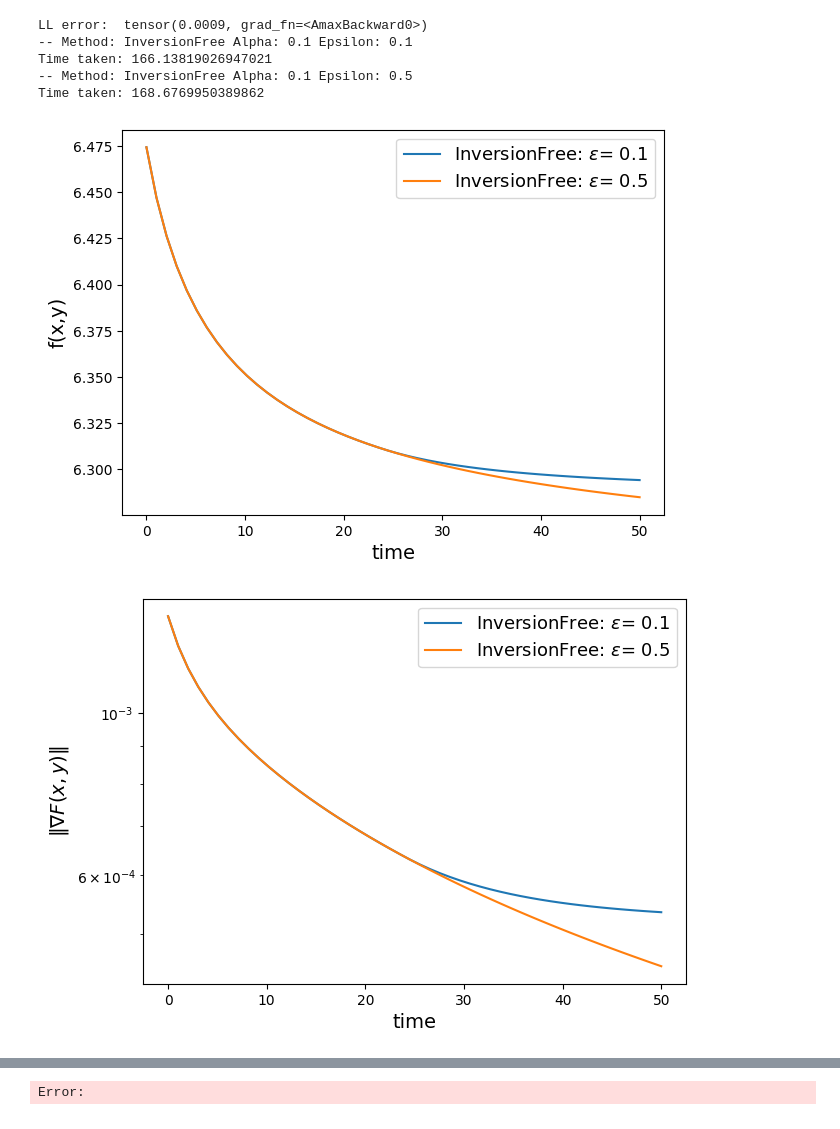
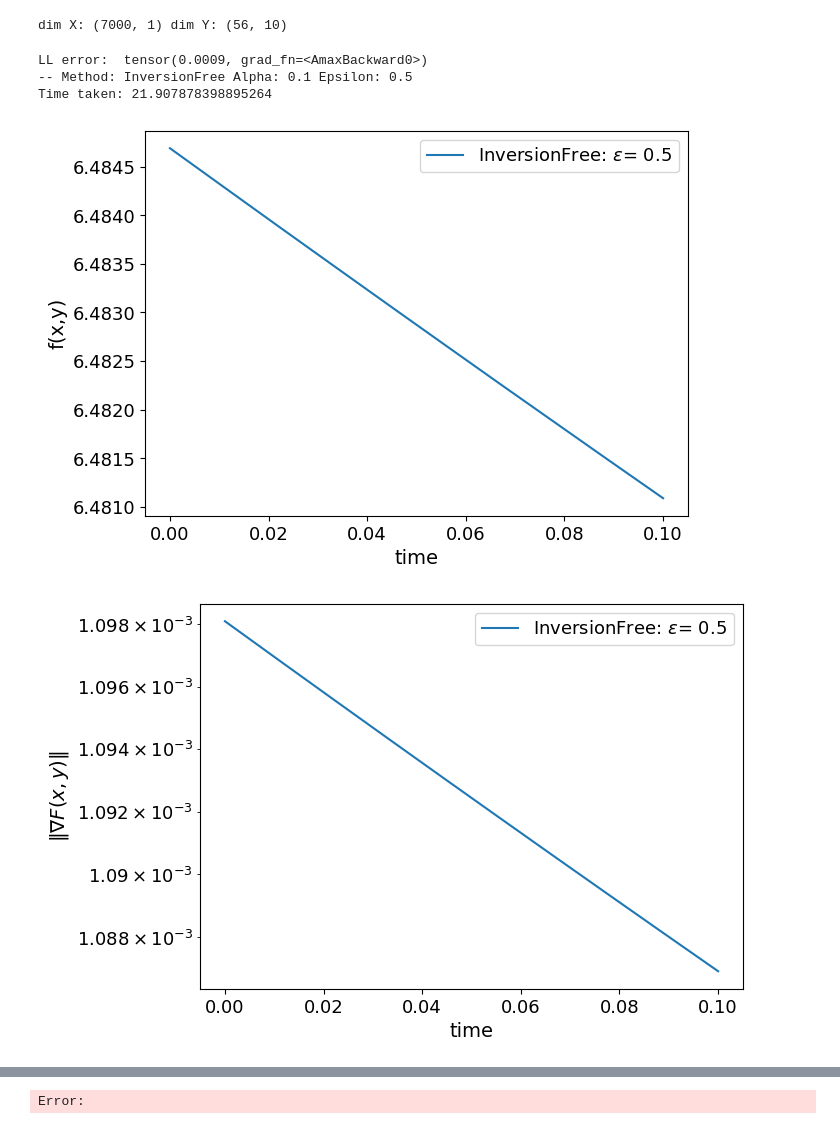
Before and after one commit to o4lc/SGF-BLO, a Jupyter notebook: continous.ipynb, the cells around one changed output, grey strips where cells are left out. Drawn from its saved outputs; the diff is of its cells as text; code cells hidden in the pictures.

```diff
--- a/continous.ipynb
+++ b/continous.ipynb
@@ -49,7 +49,11 @@ else:
     def g(x, y):
         x = x.reshape(dimX); y = y.reshape(dimY)
         return 1 / n_train * torch.sum(torch.log(1 + torch.exp(-B_tr * (A_tr @ y))) * (1 / (1 + torch.exp(-x)))) \
-              + lam * torch.linalg.norm(y)**2
+              + lam * torch.linalg.norm(y, 'fro')**2
+
+print('dim X:', dimX, 'dim Y:' ,dimY)
+# %% [output]
+dim X: (7000, 1) dim Y: (56, 10)
 # %%
 def calc_derivatives(x, y):
     f_val = f(x,y)
@@ -164,7 +153,7 @@ def system(t, variables):
 
     return torch.cat((dxdt, dydt), 0)
 # %%
-def plot_metrics(solution, t, axs, figs):
+def plot_metrics(solution, t, axs, figs, info):
     ax1, ax2 = axs
     fig1, fig2 = figs
 
@@ -207,13 +196,14 @@ def plot_metrics(solution, t, axs, figs):
             test_loss.append(calculate_loss(A_test, B_test, W, n_test))
 
         # Plotting accuracy
-        ax1.plot(t, test_accuracy, label='Test')
+        ax1.plot(t, test_accuracy, label='Test Accuracy' + (info))
         ax1.set_xlabel('time', fontsize=14)
         ax1.set_ylabel('Accuracy', fontsize=14)
         ax1.legend()
 
         # Plotting loss
-        ax2.plot(t, train_loss, label='Train')
+        # ax2.plot(t, train_loss, label='Train')
+        ax2.plot(t, val_loss, label='Validation')
         ax2.set_xlabel('time', fontsize=14)
         ax2.set_ylabel('Loss', fontsize=14)
         ax2.legend()
@@ -258,7 +248,7 @@ def plot_results(solutions, scenarios, axs, figs, t):
         ax2.plot(t, lossG, label=(method + strLabel))
         ax2.plot(t, [epsilon] * len(t), 'r--')
 
-        if not toy_example: plot_metrics(solution, t, [ax3, ax4], [fig3, fig4]);
+        if not toy_example: plot_metrics(solution, t, [ax3, ax4], [fig3, fig4], method + strLabel);
 
 
     ax1.legend()
@@ -284,7 +274,6 @@ def plot_results(solutions, scenarios, axs, figs, t):
     fig2.savefig('Result/' + ('toy_example/' if toy_example else 'DHC/') + scenarioItems[item] + ':' + str(scenarios[0][item]) + '-low' + '.pdf', dpi=300)
 # %%
 fig1, ax1 = plt.subplots(1, 1, figsize=(7, 5))
-# ax11 = ax1.twinx()
 fig11, ax11 = plt.subplots(1, 1, figsize=(7, 5))
 fig2, ax2 = plt.subplots(1, 1, figsize=(7, 5))
 if not toy_example:
@@ -298,38 +287,37 @@ else:
 
 scenarioAlpha = [('InversionFree', 0.01, 0.1), ('InversionFree', 0.05, 0.1), ('InversionFree', 0.1, 0.1), ('InversionFree', 0.5, 0.1), ('InversionFree', 1, 0.1)]
 scenarioEps = [('InversionFree', 0.1, 0.05), ('InversionFree', 0.1, 0.1), ('InversionFree', 0.1, 0.5), ('InversionFree', 0.1, 1)]
 scenario2nd = [('SecondOrder', 0.1, 0.1), ('NewSecondOrder', 0.1, 0.1), ('InversionFree', 0.1, 0.1)]
 scenarioDHC = [('SecondOrder', 0.1, 0.5), ('InversionFree', 0.1, 0.5)]
-scenarioTest = [('InversionFree', 0.1, 0.1), ('InversionFree', 0.1, 0.5)]
+scenarioTest = [('InversionFree', 0.1, 0.5)]
 #
 scenarios = scenarioTest
 solutions = []
 torch.manual_seed(0)
-x = torch.randn((sizeX, 1), requires_grad=True, dtype=torch.float32)
+# x = torch.randn((sizeX, 1), requires_grad=True, dtype=torch.float32)
+x = torch.ones((sizeX, 1), requires_grad=True, dtype=torch.float32)
 # y0 = torch.randn((sizeY, 1), requires_grad=True, dtype=torch.float32)
 y0 = solveLL(x)
 dfdx, dfdy, dgdx, dgdy, dgdyy, dgdyx = calc_derivatives(x, y0)
 print('LL error: ', torch.linalg.norm(dgdy, 2))
 if toy_example:
     t = torch.linspace(0, 100, 10000)
 else:
-    t = torch.linspace(0, 50, 50)
+    t = torch.linspace(0, 0.1, 10)
 
 for (method, alpha, epsilon) in scenarios:
     print('-- Method:', method, 'Alpha:', alpha, 'Epsilon:', epsilon)
     initial_conditions = torch.cat((x, y0), 0)
     dxdt = torch.zeros((sizeX, 1))
     t1 = time.time()
     solution = torchdiffeq.odeint(system, initial_conditions, t, method='rk4')
     print('Time taken:', time.time() - t1)
     solutions.append(solution)
 
 plot_results(solutions, scenarios, axs, figs, t)
 # %% [output]
 LL error:  tensor(0.0009, grad_fn=<AmaxBackward0>)
--- Method: InversionFree Alpha: 0.1 Epsilon: 0.1
-Time taken: 166.13819026947021
 -- Method: InversionFree Alpha: 0.1 Epsilon: 0.5
-Time taken: 168.6769950389862
+Time taken: 21.907878398895264
-[figure, old version]
+[figure, new version]
-[figure, old version]
+[figure, new version]
@@ -339,4 +327 @@ Time taken: 168.6769950389862
+Error:
-# %%
-exit()
-# %% [output]
-Error:
```
Also changed, not shown: parts of 2 cells of this notebook, 1 other file.
